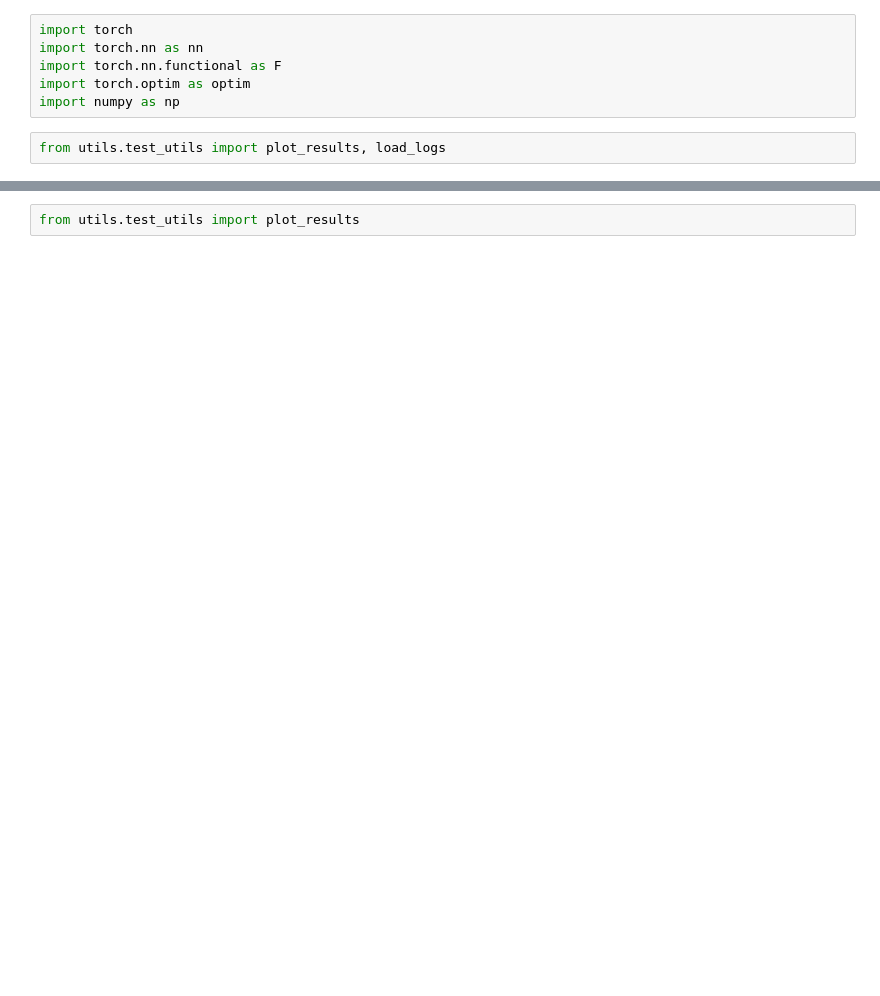
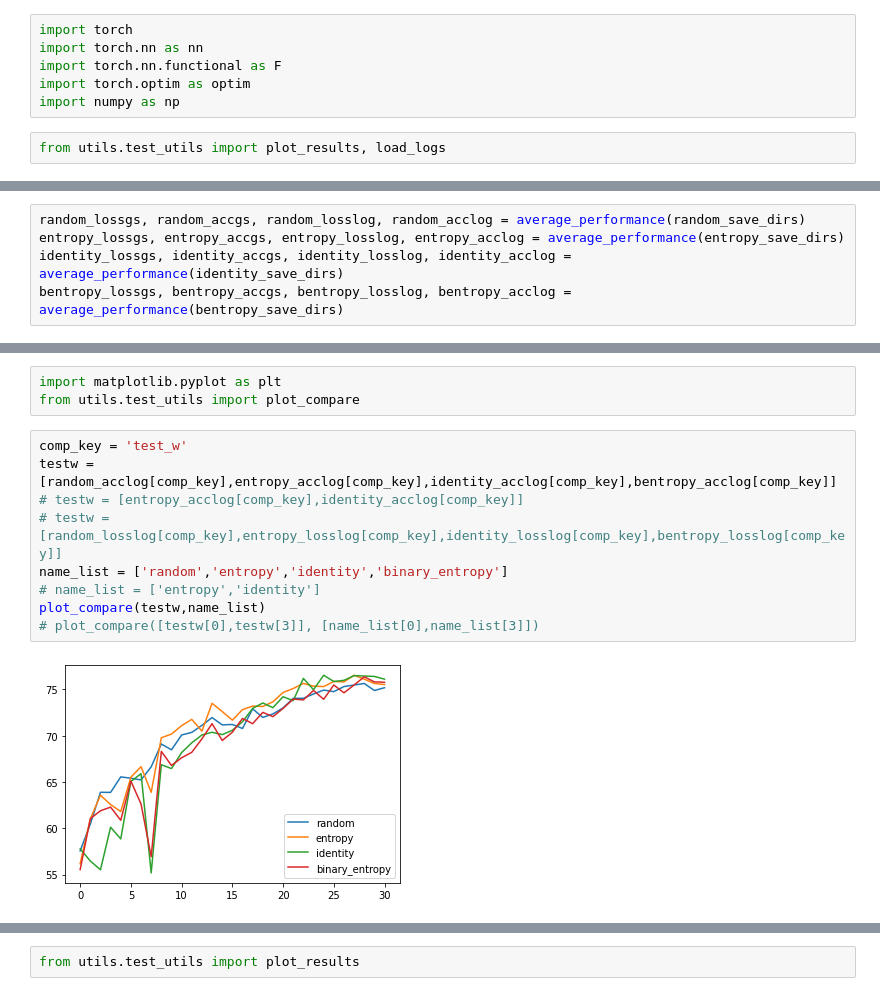
Before and after one commit to psr6275/fairness_AL, a Jupyter notebook: codes/220320_visualize_results.ipynb, the cells around one changed output, grey strips where cells are left out. Cells and saved outputs as stored; diff of their text form; blank space fills up the shorter version.

```diff
--- a/codes/220320_visualize_results.ipynb
+++ b/codes/220320_visualize_results.ipynb
@@ -48,0 +58,5 @@ load average/worst accuracy logs
+# %%
+random_lossgs, random_accgs, random_losslog, random_acclog = average_performance(random_save_dirs)
+entropy_lossgs, entropy_accgs, entropy_losslog, entropy_acclog = average_performance(entropy_save_dirs)
+identity_lossgs, identity_accgs, identity_losslog, identity_acclog = average_performance(identity_save_dirs)
+bentropy_lossgs, bentropy_accgs, bentropy_losslog, bentropy_acclog = average_performance(bentropy_save_dirs)
@@ -48,0 +81,14 @@ load average/worst accuracy logs
+# %%
+import matplotlib.pyplot as plt
+from utils.test_utils import plot_compare
+# %%
+comp_key = 'test_w'
+testw = [random_acclog[comp_key],entropy_acclog[comp_key],identity_acclog[comp_key],bentropy_acclog[comp_key]]
+# testw = [entropy_acclog[comp_key],identity_acclog[comp_key]]
+# testw = [random_losslog[comp_key],entropy_losslog[comp_key],identity_losslog[comp_key],bentropy_losslog[comp_key]]
+name_list = ['random','entropy','identity','binary_entropy']
+# name_list = ['entropy','identity']
+plot_compare(testw,name_list)
+# plot_compare([testw[0],testw[3]], [name_list[0],name_list[3]])
+# %% [output]
+[figure, added]
```
Also changed, not shown: parts of 15 cells of this notebook, 12 other files.
